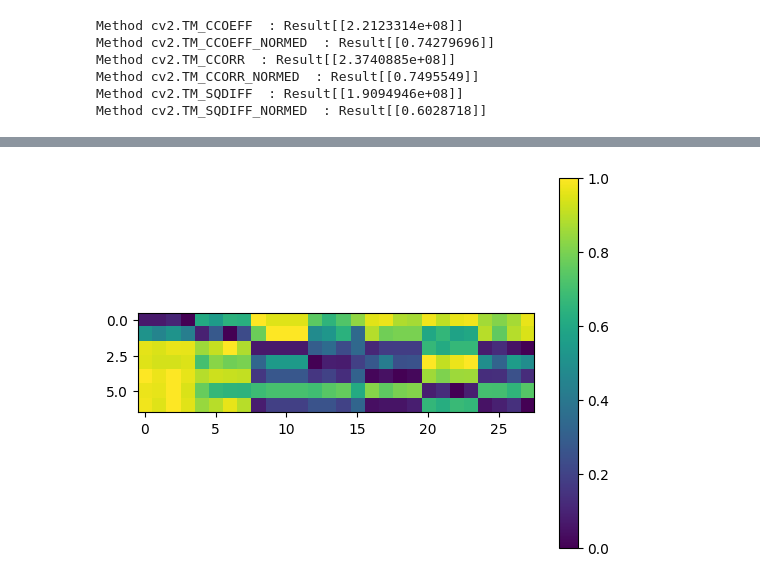
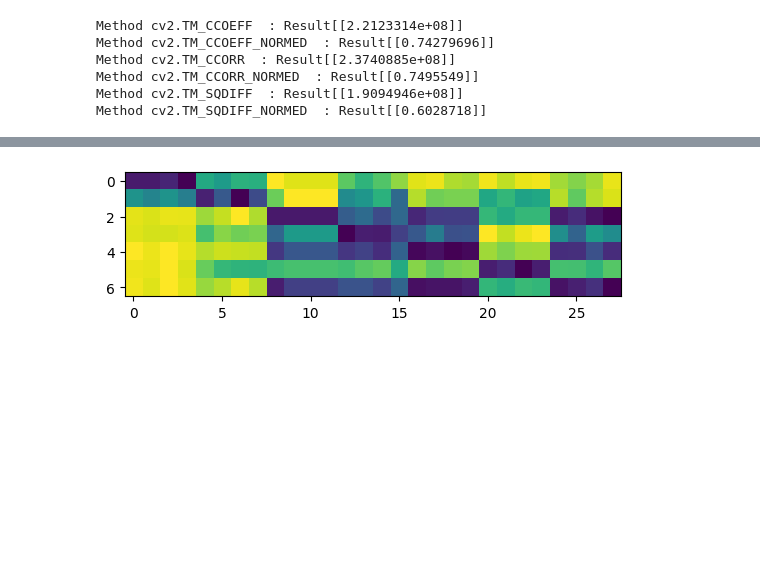
Before and after one commit to zipping-suger/pill_segmentation, a Jupyter notebook: pca_template_matching.ipynb, the cells around one changed output, grey strips where cells are left out. Saved outputs shown, nothing was run; the diff lists cells and outputs as text; code cells hidden in the pictures; blank space fills up the shorter version.

```diff
--- a/pca_template_matching.ipynb
+++ b/pca_template_matching.ipynb
@@ -320,10 +257,10 @@ plt.show()
 # %%
 # Visulize the ncc score
 plt.imshow(pill_hog, cmap='viridis', interpolation='nearest')
-plt.colorbar()
+# plt.colorbar()
 plt.show()
 # %% [output]
-[figure, old version]
+[figure, new version]
 # %%
 # Visulize the ncc score
 plt.imshow(pill_hu, cmap='viridis', interpolation='nearest')
```
Also changed, not shown: parts of 19 cells of this notebook, 2 other files.
